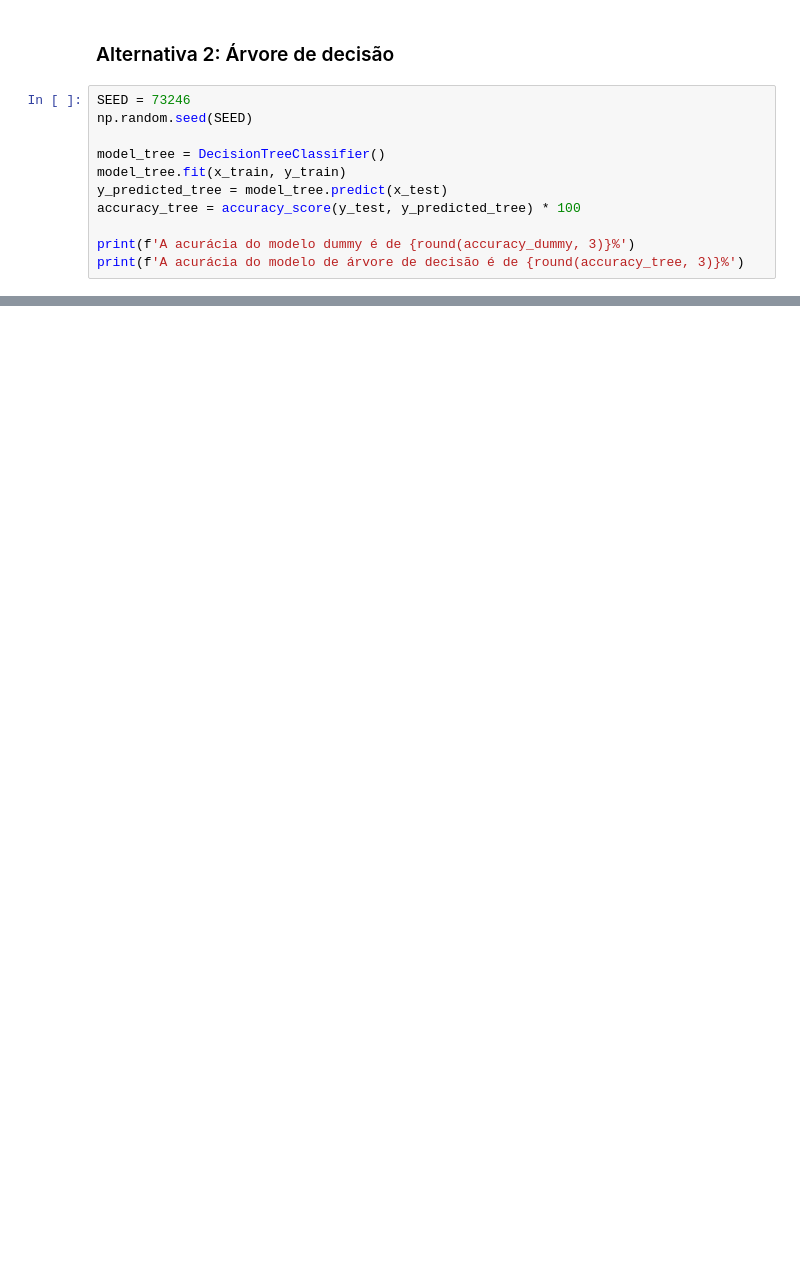
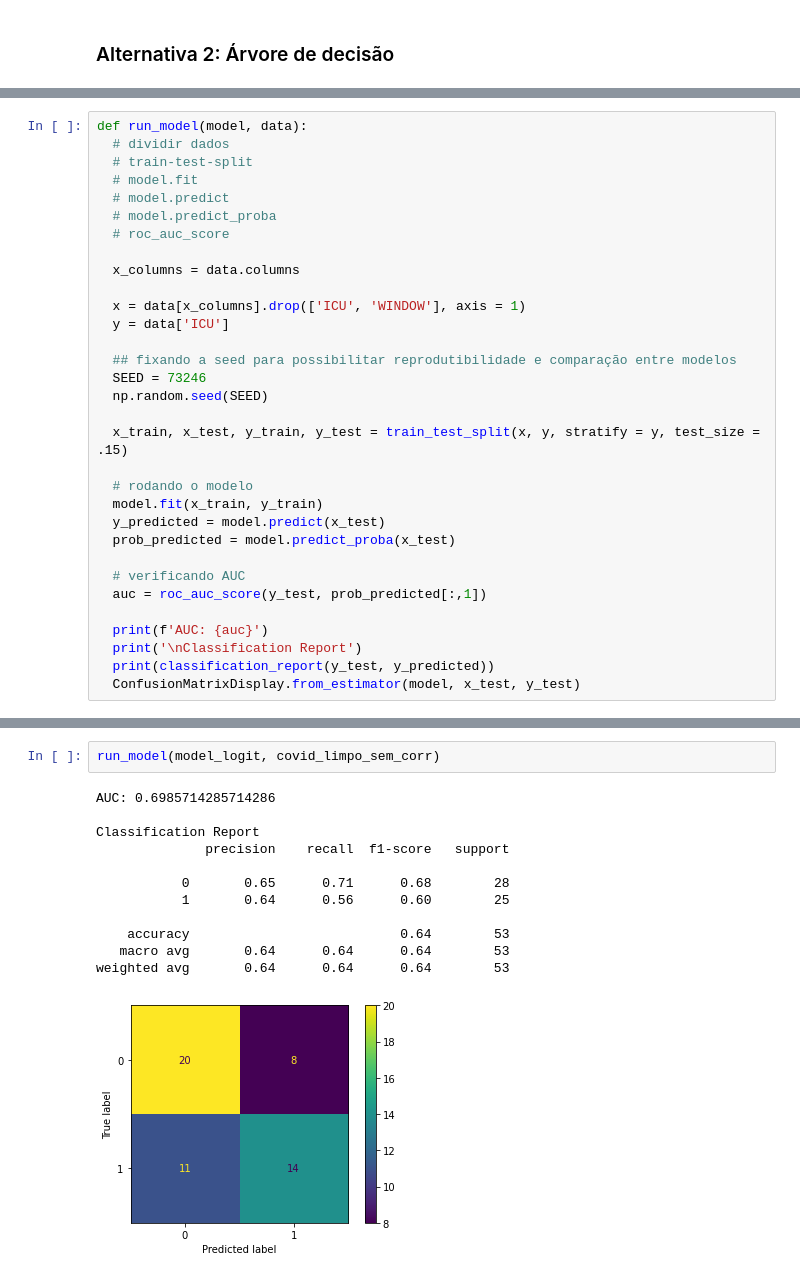
Before and after one commit to Garaujott/Projeto_SirioLibanes_Covid_Kaggle, a Jupyter notebook: ProjetoSirioLibanes_Modelagem.ipynb, the cells around one changed output, grey strips where cells are left out. Drawn from its saved outputs; the diff is of its cells as text; blank space fills up the shorter version.

```diff
--- a/ProjetoSirioLibanes_Modelagem.ipynb
+++ b/ProjetoSirioLibanes_Modelagem.ipynb
@@ -84,13 +65,2 @@ A acurácia do modelo de regressão logística é de 68.182%
 # %% [markdown]
 ### Alternativa 2: Árvore de decisão
-# %%
-SEED = 73246
-np.random.seed(SEED)
-
-model_tree = DecisionTreeClassifier()
-model_tree.fit(x_train, y_train)
-y_predicted_tree = model_tree.predict(x_test)
-accuracy_tree = accuracy_score(y_test, y_predicted_tree) * 100
-
-print(f'A acurácia do modelo dummy é de {round(accuracy_dummy, 3)}%')
-print(f'A acurácia do modelo de árvore de decisão é de {round(accuracy_tree, 3)}%')
@@ -116,0 +75,32 @@ ConfusionMatrixDisplay.from_estimator(model_tree, x_test, y_test)
+# %%
+def run_model(model, data):
+  # dividir dados
+  # train-test-split
+  # model.fit
+  # model.predict
+  # model.predict_proba
+  # roc_auc_score
+
+  x_columns = data.columns
+
+  x = data[x_columns].drop(['ICU', 'WINDOW'], axis = 1)
+  y = data['ICU']
+
+  ## fixando a seed para possibilitar reprodutibilidade e comparação entre modelos
+  SEED = 73246
+  np.random.seed(SEED)
+
+  x_train, x_test, y_train, y_test = train_test_split(x, y, stratify = y, test_size = .15)
+
+  # rodando o modelo
+  model.fit(x_train, y_train)
+  y_predicted = model.predict(x_test)
+  prob_predicted = model.predict_proba(x_test)
+
+  # verificando AUC
+  auc = roc_auc_score(y_test, prob_predicted[:,1])
+
+  print(f'AUC: {auc}')
+  print('\nClassification Report')
+  print(classification_report(y_test, y_predicted))
+  ConfusionMatrixDisplay.from_estimator(model, x_test, y_test)
@@ -116,0 +153,15 @@ ConfusionMatrixDisplay.from_estimator(model_tree, x_test, y_test)
+# %%
+run_model(model_logit, covid_limpo_sem_corr)
+# %% [output]
+AUC: 0.6985714285714286
+
+Classification Report
+              precision    recall  f1-score   support
+
+           0       0.65      0.71      0.68        28
+           1       0.64      0.56      0.60        25
+
+    accuracy                           0.64        53
+   macro avg       0.64      0.64      0.64        53
+weighted avg       0.64      0.64      0.64        53
+[figure, added]
```
Also changed, not shown: parts of 29 cells of this notebook.
